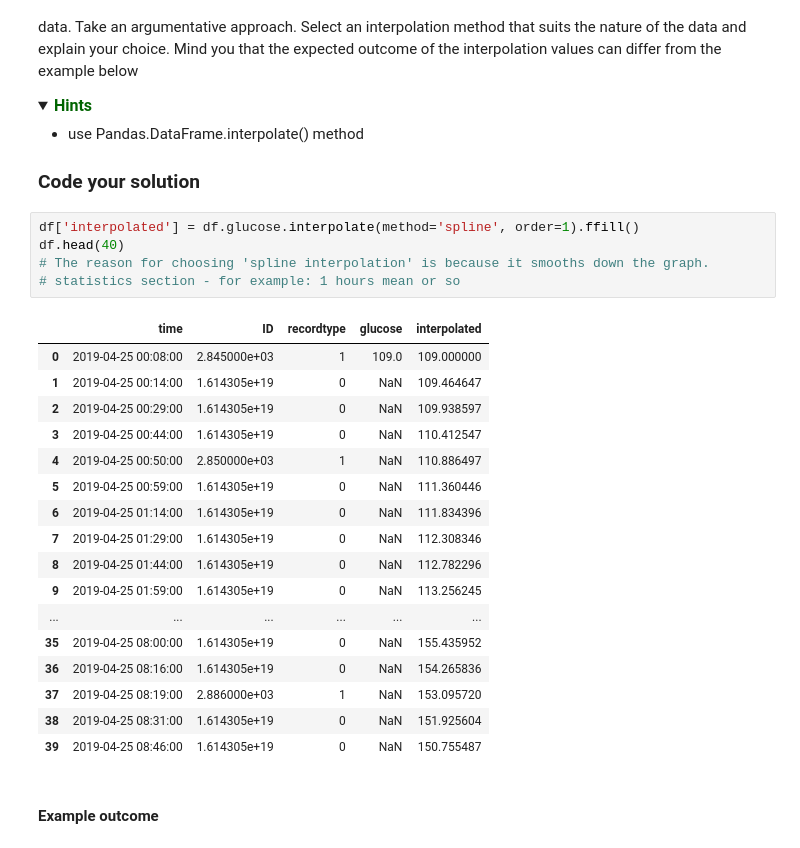
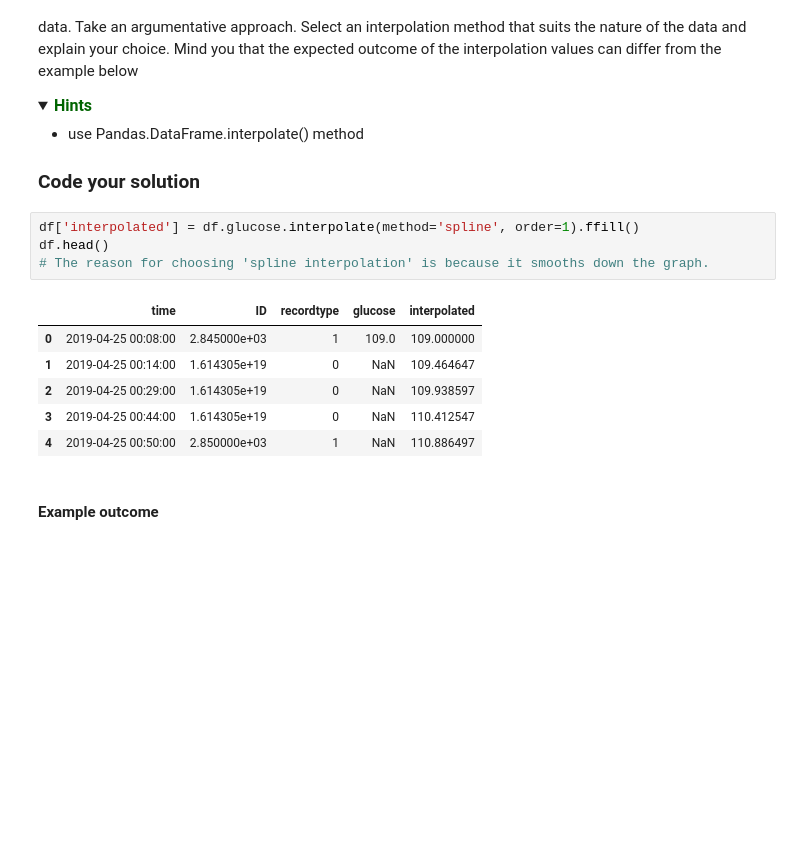
Before and after one commit to callmesukhi/BFVM19PROG1, a Jupyter notebook: assessments/Assignment_week_02.ipynb, the cells around one changed output. Saved outputs shown, nothing was run; the diff lists cells and outputs as text; folded sections open; blank space fills up the shorter version.

```diff
--- a/assessments/Assignment_week_02.ipynb
+++ b/assessments/Assignment_week_02.ipynb
@@ -192,27 +192,15 @@ A lot of data is missing. Use interpolation to fill the missing values. Create a
 ### Code your solution
 # %%
 df['interpolated'] = df.glucose.interpolate(method='spline', order=1).ffill()
-df.head(40)
+df.head()
 # The reason for choosing 'spline interpolation' is because it smooths down the graph.
-# statistics section - for example: 1 hours mean or so
 # %% [output]
 |  | time | ID | recordtype | glucose | interpolated |
 | 0 | 2019-04-25 00:08:00 | 2.845000e+03 | 1 | 109.0 | 109.000000 |
 | 1 | 2019-04-25 00:14:00 | 1.614305e+19 | 0 | NaN | 109.464647 |
 | 2 | 2019-04-25 00:29:00 | 1.614305e+19 | 0 | NaN | 109.938597 |
 | 3 | 2019-04-25 00:44:00 | 1.614305e+19 | 0 | NaN | 110.412547 |
 | 4 | 2019-04-25 00:50:00 | 2.850000e+03 | 1 | NaN | 110.886497 |
-| 5 | 2019-04-25 00:59:00 | 1.614305e+19 | 0 | NaN | 111.360446 |
-| 6 | 2019-04-25 01:14:00 | 1.614305e+19 | 0 | NaN | 111.834396 |
-| 7 | 2019-04-25 01:29:00 | 1.614305e+19 | 0 | NaN | 112.308346 |
-| 8 | 2019-04-25 01:44:00 | 1.614305e+19 | 0 | NaN | 112.782296 |
-| 9 | 2019-04-25 01:59:00 | 1.614305e+19 | 0 | NaN | 113.256245 |
-| ... | ... | ... | ... | ... | ... |
-| 35 | 2019-04-25 08:00:00 | 1.614305e+19 | 0 | NaN | 155.435952 |
-| 36 | 2019-04-25 08:16:00 | 1.614305e+19 | 0 | NaN | 154.265836 |
-| 37 | 2019-04-25 08:19:00 | 2.886000e+03 | 1 | NaN | 153.095720 |
-| 38 | 2019-04-25 08:31:00 | 1.614305e+19 | 0 | NaN | 151.925604 |
-| 39 | 2019-04-25 08:46:00 | 1.614305e+19 | 0 | NaN | 150.755487 |
 # %% [markdown]
 #### Example outcome
 # %% [markdown]
```
Also changed, not shown: parts of 6 cells of this notebook.
